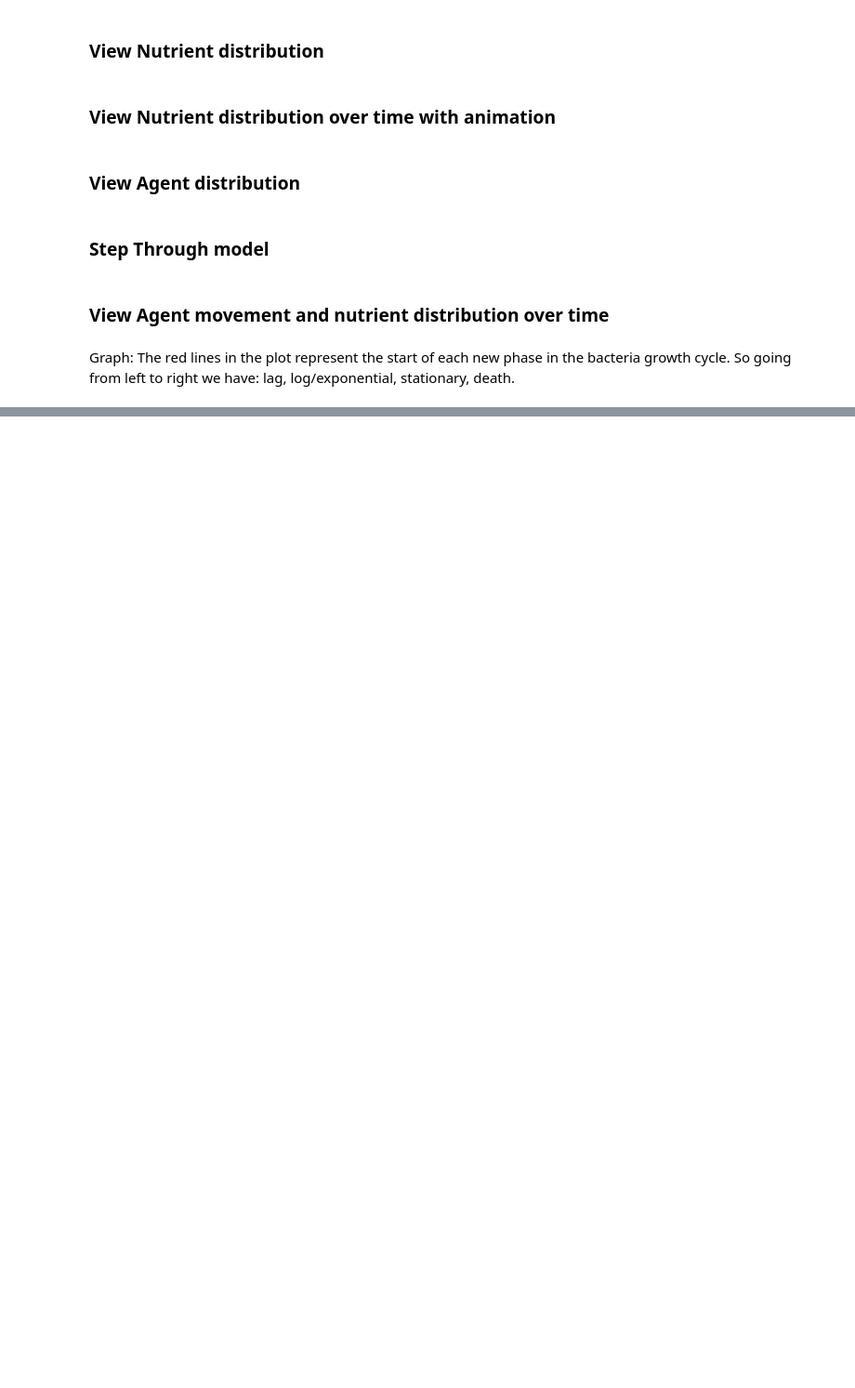
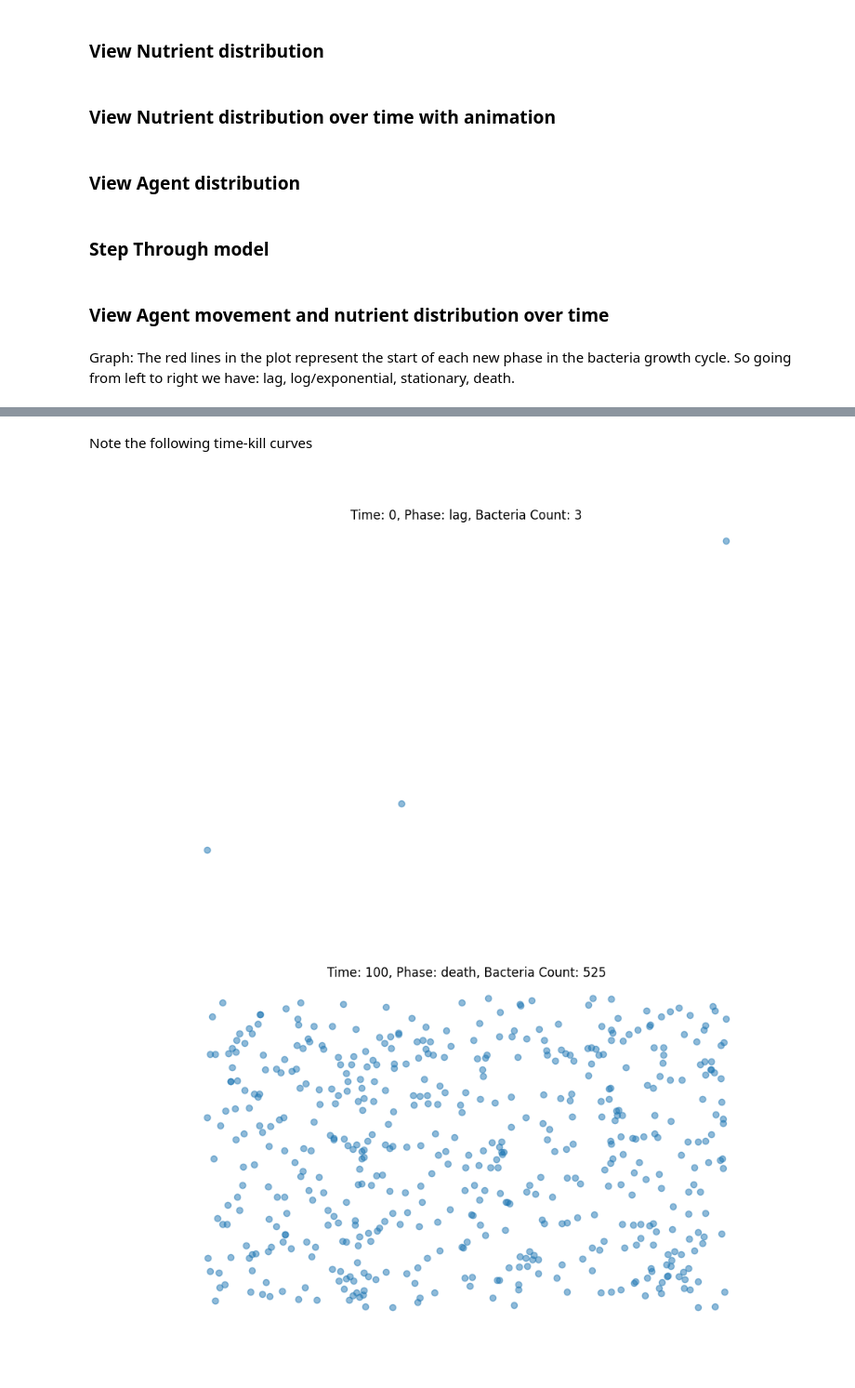
Before and after one commit to tvlpirb/gcb-antibiotics-sim, a Jupyter notebook: visualization.ipynb, the cells around one changed output, grey strips where cells are left out. Shown at 93% size. Saved outputs shown, nothing was run; the diff lists cells and outputs as text; code cells hidden in the pictures; blank space fills up the shorter version.

Commit message:
Added bacteria growth images

```diff
--- a/visualization.ipynb
+++ b/visualization.ipynb
@@ -205,0 +204,41 @@ plt.show()
+# %% [markdown]
+Note the following time-kill curves
+# %%
+from IPython.display import Image, display
+import matplotlib.pyplot as plt
+import numpy as np
+
+def update(frame_number, bacteria_counts, model):
+    amount = 0
+    for cell_content, (x, y) in model.grid.coord_iter():
+        amount += len(cell_content)
+        bacteria_counts[frame_number] = amount
+
+    model.step()
+
+bacteria_counts = [0]*500
+
+# Call the update function for each frame
+for frame_number in range(500):
+    update(frame_number, bacteria_counts, model)
+
+# Use the bacteria_counts data from the previous function
+time = list(range(0, 500))  # Time points from 0 to 50
+bacteria_count = bacteria_counts  # Use the bacteria_counts data from the previous function
+phases = ['lag' if t < 5 else 'log' if t < 10 else 'stationary' if t < 30 else 'death' for t in time]  # Different phases of bacterial growth
+
+# Create a series of pictures
+for t, count in zip(time, bacteria_count):
+    plt.figure(figsize=(10, 6))
+    x = np.random.rand(count)
+    y = np.random.rand(count)
+    plt.scatter(x, y, alpha=0.5)
+    plt.title(f'Time: {t}, Phase: {phases[t]}, Bacteria Count: {count}')
+    plt.axis('off')
+    plt.savefig(f'bacteria_{t}.png')
+    plt.close()
+    if t % 100 == 0:  # Only display the image every 10 time steps
+        display(Image(filename=f'bacteria_{t}.png'))
+# %% [output]
+[figure, added]
+[figure, added]
```
Also changed, not shown: parts of 2 cells of this notebook.
